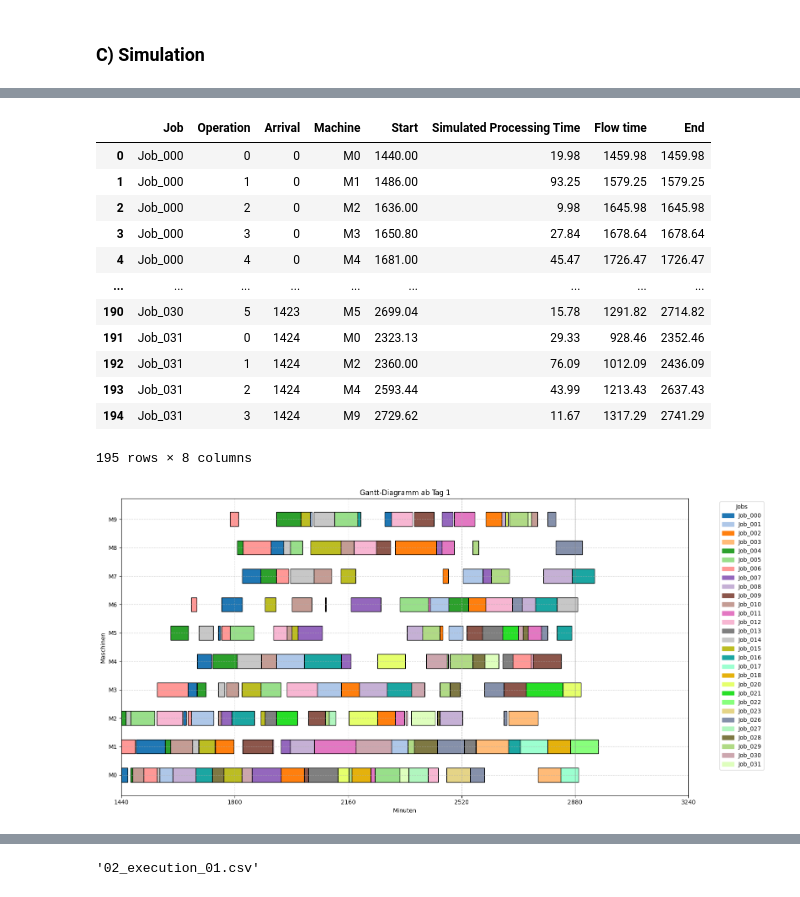
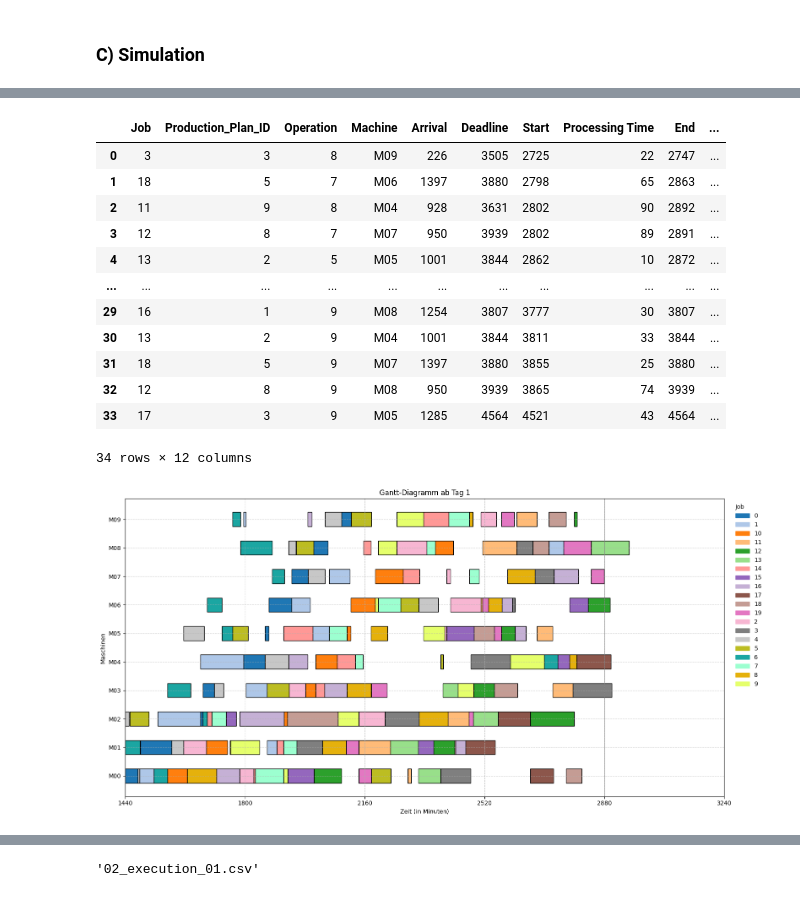
Before and after one commit to konrad-adamski/HTWD_Minimalinvasives_Job-Shop_Scheduling, a Jupyter notebook: notebooks/23_CP_Scheduling_Lateness with ReadyTime/02_Rolling Reschedulig_init.ipynb, the cells around one changed output, grey strips where cells are left out. Cells and saved outputs as stored; diff of their text form; code cells hidden in the pictures.

```diff
--- a/notebooks/23_CP_Scheduling_Lateness with ReadyTime/02_Rolling Reschedulig_init.ipynb
+++ b/notebooks/23_CP_Scheduling_Lateness with ReadyTime/02_Rolling Reschedulig_init.ipynb
@@ -67,23 +89,22 @@ df_jobs.head()
 # %%
 # b) Bestimmung der "Ready Time"
-df_jobs['Ready Time'] = ((df_jobs['Arrival'] // 1440) + 1) * 1440
+df_job_times['Ready Time'] = ((df_job_times['Arrival'] // 1440) + 1) * 1440
 
 # c) Processing Time
-processing_time = df_ops.groupby('Job')['Processing Time'].sum()
-df_jobs = pd.merge(df_jobs, processing_time, on='Job')
+processing_time = df_jssp.groupby('Job')['Processing Time'].sum()
+df_job_times = pd.merge(df_job_times, processing_time, on='Job')
 
 # d) Bestimmung des Slacks
-df_jobs['Slack'] = df_jobs['Deadline'] - (df_jobs['Ready Time'] + df_jobs['Processing Time'])
+df_job_times['Slack'] = df_job_times['Deadline'] - (df_job_times['Ready Time'] + df_job_times['Processing Time'])
 
 # e) Anpassung der Deadlines
-min_slack = df_jobs['Slack'].min()
+min_slack = df_job_times['Slack'].min()
 
-if min_slack < 180:
-    extra_time = abs(min_slack) + 180 if min_slack < 0 else 180
-    print(f"Der bisherige min. Slack: {min_slack}")
-    df_jobs["Deadline"] = df_jobs["Deadline"] + extra_time
+if min_slack < 0:
+    df_job_times["Deadline"] = df_job_times["Deadline"] + abs(min_slack) + 150
+df_job_times
 
 # f) erneute Bestimmung des Slacks
-df_jobs['Slack'] = df_jobs['Deadline'] - (df_jobs['Ready Time'] + df_jobs['Processing Time'])
-df_jobs
+df_job_times['Slack'] = df_job_times['Deadline'] - (df_job_times['Ready Time'] + df_job_times['Processing Time'])
+df_job_times
 # %% [output]
@@ -156,0 +156,4 @@ df_jobs_curr
+# %%
+# aktuelle Produktionaufträge
+df_jssp_curr, df_job_times_curr = process_filter.jobs_by_ready_time(df_job_times, df_jssp, ready_time = day_start)
+df_job_times_curr
@@ -157,2 +178,8 @@ df_jobs_curr
 # %% [markdown]
 ### A) Scheduling
+# %%
+# Scheduling
+df_schedule = cp_late_schedule.solve_jssp_sum_by_tardiness_and_earliness(df_jssp_curr, df_job_times_curr,
+                                                                         schedule_start = day_start, w_t=5,
+                                                                         msg=False, timeLimit=max_time)
+df_schedule
@@ -274,6 +239,6 @@ df_plan_waiting.to_csv(data_path / file, index = False)
 # %% [markdown]
 ### C) Simulation
 # %%
-simulation = ProductionDaySimulation(df_plan_for_sim, vc=0.25)
-df_execution, df_plan_undone = simulation.run(start_time = day_start, end_time=day_end)
+simulation = ProductionDaySimulation(df_schedule, vc=0.25)
+df_execution = simulation.run(start_time = day_start, end_time=day_end)
 # %% [output]
@@ -295,25 +260,26 @@ df_execution, df_plan_undone = simulation.run(start_time = day_start, end_time=d
 
 [49:13:33] Simulation ended! There are no more active Operations
 # %%
-df_execution
+df_plan_undone = process_filter.get_unexecuted_operations(df_schedule, df_execution)
+df_plan_undone
 # %% [output]
-|  | Job | Operation | Arrival | Machine | Start | Simulated Processing Time | Flow time | End |
-| 0 | Job_000 | 0 | 0 | M0 | 1440.00 | 19.98 | 1459.98 | 1459.98 |
-| 1 | Job_000 | 1 | 0 | M1 | 1486.00 | 93.25 | 1579.25 | 1579.25 |
-| 2 | Job_000 | 2 | 0 | M2 | 1636.00 | 9.98 | 1645.98 | 1645.98 |
-| 3 | Job_000 | 3 | 0 | M3 | 1650.80 | 27.84 | 1678.64 | 1678.64 |
-| 4 | Job_000 | 4 | 0 | M4 | 1681.00 | 45.47 | 1726.47 | 1726.47 |
-| ... | ... | ... | ... | ... | ... | ... | ... | ... |
-| 190 | Job_030 | 5 | 1423 | M5 | 2699.04 | 15.78 | 1291.82 | 2714.82 |
-| 191 | Job_031 | 0 | 1424 | M0 | 2323.13 | 29.33 | 928.46 | 2352.46 |
-| 192 | Job_031 | 1 | 1424 | M2 | 2360.00 | 76.09 | 1012.09 | 2436.09 |
-| 193 | Job_031 | 2 | 1424 | M4 | 2593.44 | 43.99 | 1213.43 | 2637.43 |
-| 194 | Job_031 | 3 | 1424 | M9 | 2729.62 | 11.67 | 1317.29 | 2741.29 |
+|  | Job | Production_Plan_ID | Operation | Machine | Arrival | Deadline | Start | Processing Time | End | ... |
+| 0 | 3 | 3 | 8 | M09 | 226 | 3505 | 2725 | 22 | 2747 | ... |
+| 1 | 18 | 5 | 7 | M06 | 1397 | 3880 | 2798 | 65 | 2863 | ... |
+| 2 | 11 | 9 | 8 | M04 | 928 | 3631 | 2802 | 90 | 2892 | ... |
+| 3 | 12 | 8 | 7 | M07 | 950 | 3939 | 2802 | 89 | 2891 | ... |
+| 4 | 13 | 2 | 5 | M05 | 1001 | 3844 | 2862 | 10 | 2872 | ... |
+| ... | ... | ... | ... | ... | ... | ... | ... | ... | ... | ... |
+| 29 | 16 | 1 | 9 | M08 | 1254 | 3807 | 3777 | 30 | 3807 | ... |
+| 30 | 13 | 2 | 9 | M04 | 1001 | 3844 | 3811 | 33 | 3844 | ... |
+| 31 | 18 | 5 | 9 | M07 | 1397 | 3880 | 3855 | 25 | 3880 | ... |
+| 32 | 12 | 8 | 9 | M08 | 950 | 3939 | 3865 | 74 | 3939 | ... |
+| 33 | 17 | 3 | 9 | M05 | 1285 | 4564 | 4521 | 43 | 4564 | ... |
-195 rows × 8 columns
+34 rows × 12 columns
 # %%
 if not df_execution.empty:
-    show.plot_gantt_machines(df_execution, title=f"Gantt-Diagramm ab Tag {day_numb}", duration_column="Simulated Processing Time")
+    show.plot_gantt(df_execution, perspective="Machine", title=f"Gantt-Diagramm ab Tag {day_numb}")
 else:
     print(f"Nothing executed on day {day_numb}")
 # %% [output]
-[figure, old version]
+[figure, new version]
```
Also changed, not shown: parts of 26 cells of this notebook, 36 other files.
